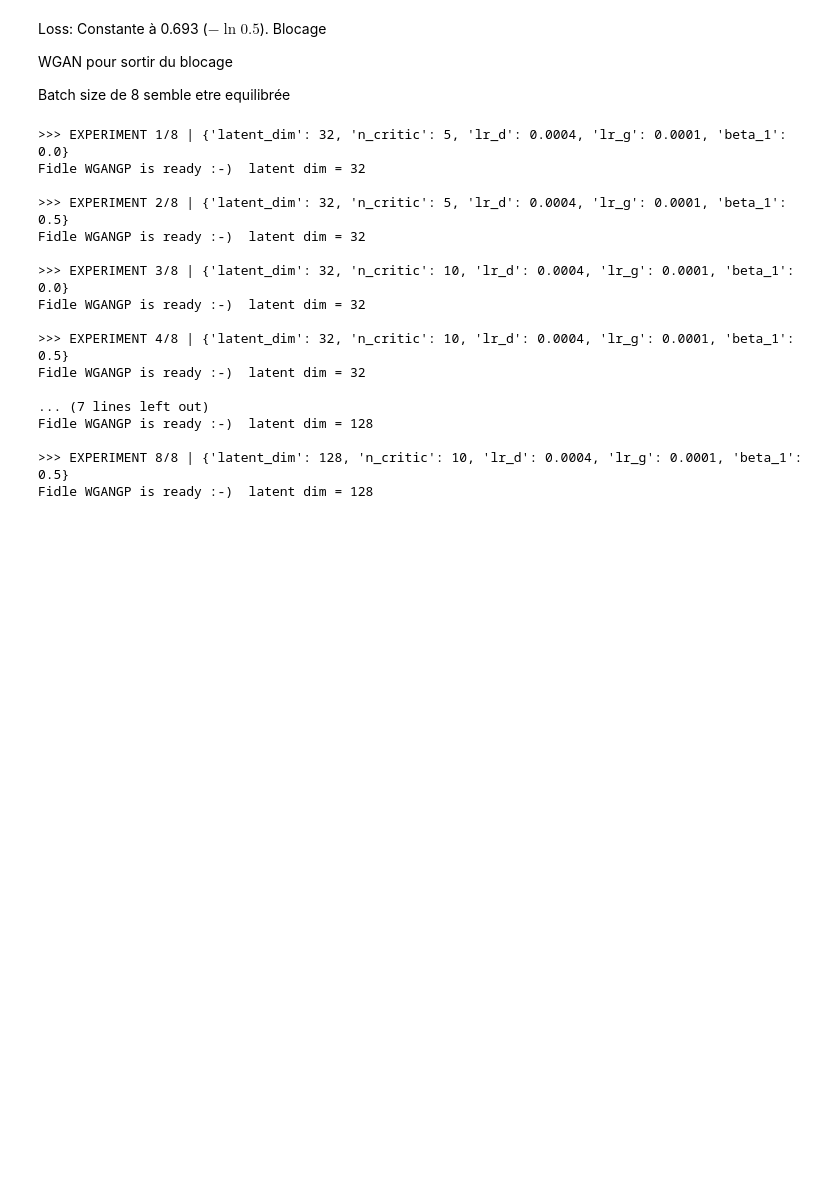
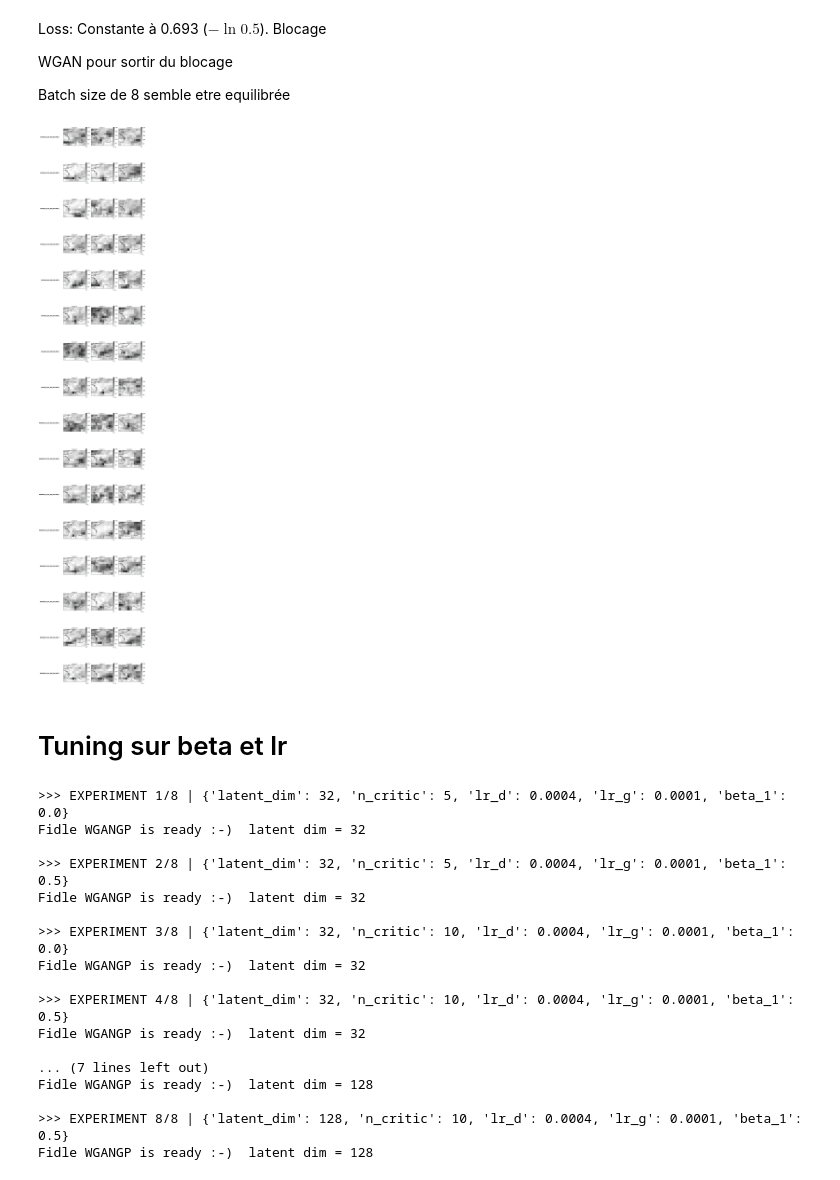
Before and after one commit to VicSls/Gen_AI_ENSAE, a Jupyter notebook: gan_tuning.ipynb, the cells around one changed output. Saved outputs shown, nothing was run; the diff lists cells and outputs as text; code cells hidden in the pictures; blank space fills up the shorter version.

Commit message:
small change tuning gan

```diff
--- a/gan_tuning.ipynb
+++ b/gan_tuning.ipynb
@@ -607,6 +607,66 @@ Loss: Constante à 0.693 ($-\ln 0.5$). Blocage
 WGAN pour sortir du blocage
 
 Batch size  de 8 semble etre equilibrée
+# %%
+import matplotlib.pyplot as plt
+import cartopy.crs as ccrs
+import cartopy.feature as cfeature
+import os
+import glob
+from skimage import io
+
+def display_tuning_with_france(base_dir='./tuning_gan', num_img=3):
+    if not os.path.exists(base_dir):
+        print(f"Dossier {base_dir} introuvable.")
+        return
+
+    runs = sorted([d for d in os.listdir(base_dir) if os.path.isdir(os.path.join(base_dir, d))])
+
+
+    extent = [lon_france.min(), lon_france.max(), lat_france.min(), lat_france.max()]
+
+    n_runs = len(runs)
+    fig, axes = plt.subplots(n_runs, num_img, figsize=(num_img * 4, n_runs * 4),
+                             subplot_kw={'projection': ccrs.PlateCarree()})
+
+    if n_runs == 1: axes = [axes]
+
+    for i, run in enumerate(runs):
+        run_path = os.path.join(base_dir, run)
+
+        img_paths = sorted(glob.glob(os.path.join(run_path, "*.jpg")))[-num_img:]
+
+        for j in range(num_img):
+            ax = axes[i][j]
+            if j < len(img_paths):
+                image = io.imread(img_paths[j])
+
+
+                im = ax.imshow(image, extent=extent, origin='lower',
+                               cmap='gray_r', alpha=0.8, transform=ccrs.PlateCarree())
+
+
+                ax.add_feature(cfeature.COASTLINE, linewidth=1, edgecolor='black')
+                ax.add_feature(cfeature.BORDERS, linestyle=':', linewidth=0.5)
+                ax.add_feature(cfeature.OCEAN, facecolor='lightblue', alpha=0.2)
+
+
+                ax.set_title(f"Sample {j}", fontsize=9)
+                plt.colorbar(im, ax=ax, shrink=0.5, pad=0.02)
+
+            if j == 0:
+
+                ax.text(-0.2, 0.5, run, transform=ax.transAxes, fontsize=10,
+                        fontweight='bold', va='center', ha='right', rotation=0)
+
+    plt.tight_layout()
+    plt.show()
+
+display_tuning_with_france()
+# %% [output]
+[figure, added]
+# %% [markdown]
+# Tuning sur beta et lr
 # %%
 optimal_search = {
     'latent_dim': [32, 128],
```
